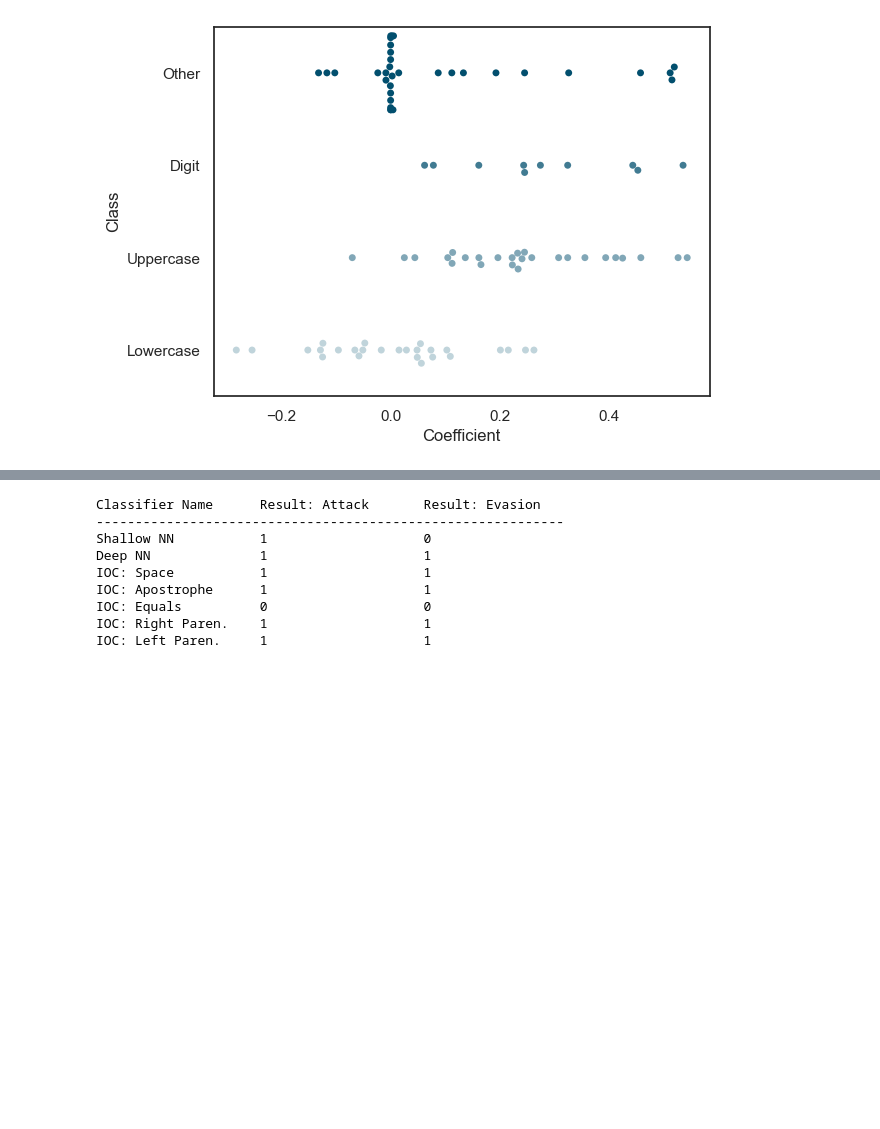
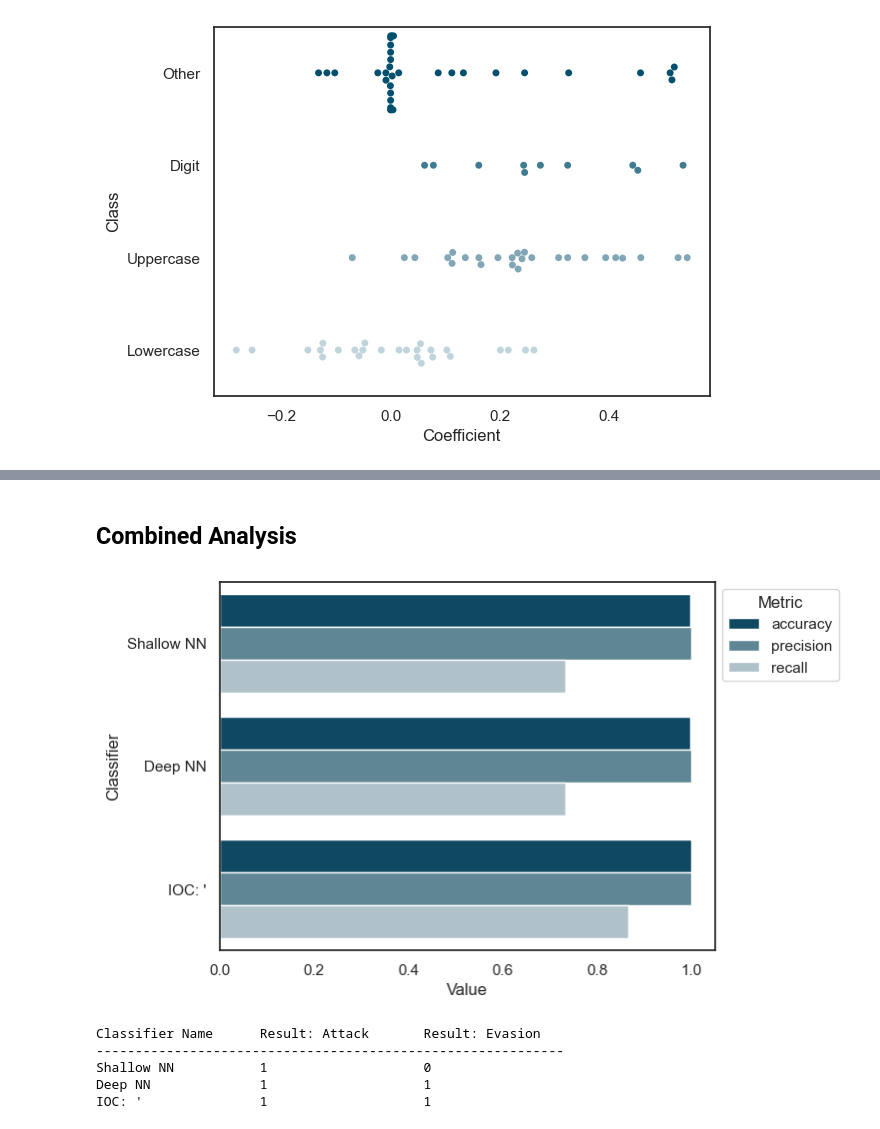
Before and after one commit to jdwhitaker/hybrid-vigor, a Jupyter notebook: main.ipynb, the cells around one changed output, grey strips where cells are left out. Saved outputs shown, nothing was run; the diff lists cells and outputs as text; code cells hidden in the pictures; blank space fills up the shorter version.

Commit message:
update analysis

```diff
--- a/main.ipynb
+++ b/main.ipynb
@@ -1,5 +3,6 @@
 # %%
 # Imports
+import os
 import pprint
 from sklearn.base import BaseEstimator, ClassifierMixin
 from sklearn.metrics import confusion_matrix
@@ -115,12 +118,43 @@ def create_ioc_classifier(ioc):
             return [x[index] for x in X]
     return classifier()
 
+def performance_barplot(classifiers, X_test, y_test, filename):
+    X_test_vectorized = [path_to_vector(x) for x in X_test]
+    colors = ["#ffffff", "#024f6e"][::-1]
+    sns.set_theme(style='white')
+    palette = sns.blend_palette(colors, n_colors=4)
+    rows = []
+    for classifier_name, classifier in classifiers.items():
+        performance = classifier_performance_metrics(classifier, X_test_vectorized, y_test)
+        for metric, value in performance.items():
+            rows.append([classifier_name, metric, value])
+    df = pd.DataFrame(rows, columns=["Classifier", "Metric", "Value"])
+    df.head()
+    ax = sns.barplot(
+        x="Value",
+        y="Classifier",
+        hue='Metric',
+        data=df,
+        palette=palette
+    )
+    sns.move_legend(ax, "upper left", bbox_to_anchor=(1, 1))
+    ax.get_figure().savefig(filename, dpi=1024, bbox_inches="tight")
+
 def evasion(classifier):
     attack = "/query/-4441' UNION ALL SELECT CHAR(113,112,122,113,113)||(SELECT (CASE WHEN (RANDOMBLOB(-1)>0) THEN 1 ELSE 0 END))||CHAR(113,122,122,106,113)-- "
     evasion = "abcdefghijklmnopqrstuvwxyz"
     result_baseline = classifier.predict([path_to_vector(attack)])
     result_evasion = classifier.predict([path_to_vector(attack + evasion)])
     return (result_baseline, result_evasion)
+
+try: os.mkdir('images/shallow')
+except: pass
+try: os.mkdir('images/deep')
+except: pass
+try: os.mkdir('images/deep/node_a')
+except: pass
+try: os.mkdir('images/deep/node_b')
+except: pass
 # %%
 # Load & partition data
 X = []
@@ -253,8 +295,24 @@ ax.get_figure().savefig('images/classifier-performance.png', dpi=1024, bbox_inch
+# %% [markdown]
+## Combined Analysis
+# %%
+combined_classifiers =  {
+    'Shallow NN': shallow_nn_classifier,
+    'Deep NN': deep_nn_classifier,
+    "IOC: '": create_ioc_classifier("'")
+}
+performance_barplot(
+    combined_classifiers,
+    X_test,
+    y_test,
+    'images/combined-performance.png'
+)
+# %% [output]
+[figure, added]
 # %%
 
 print('{a:20} {b:20} {c:20}'.format(a="Classifier Name", b="Result: Attack", c="Result: Evasion"))
 print('-'*60)
-for classifier_name, classifier in classifiers.items():
+for classifier_name, classifier in combined_classifiers.items():
     result_basic, result_evasion = evasion(classifier)
     print(f'{classifier_name:20} {result_basic[0]:<20} {result_evasion[0]:<20}')
 # %% [output]
@@ -262,8 +320,4 @@ Classifier Name      Result: Attack       Result: Evasion
 ------------------------------------------------------------
 Shallow NN           1                    0
 Deep NN              1                    1
-IOC: Space           1                    1
-IOC: Apostrophe      1                    1
-IOC: Equals          0                    0
-IOC: Right Paren.    1                    1
-IOC: Left Paren.     1                    1
+IOC: '               1                    1
```
Also changed, not shown: parts of 14 cells of this notebook, 18 other files.
